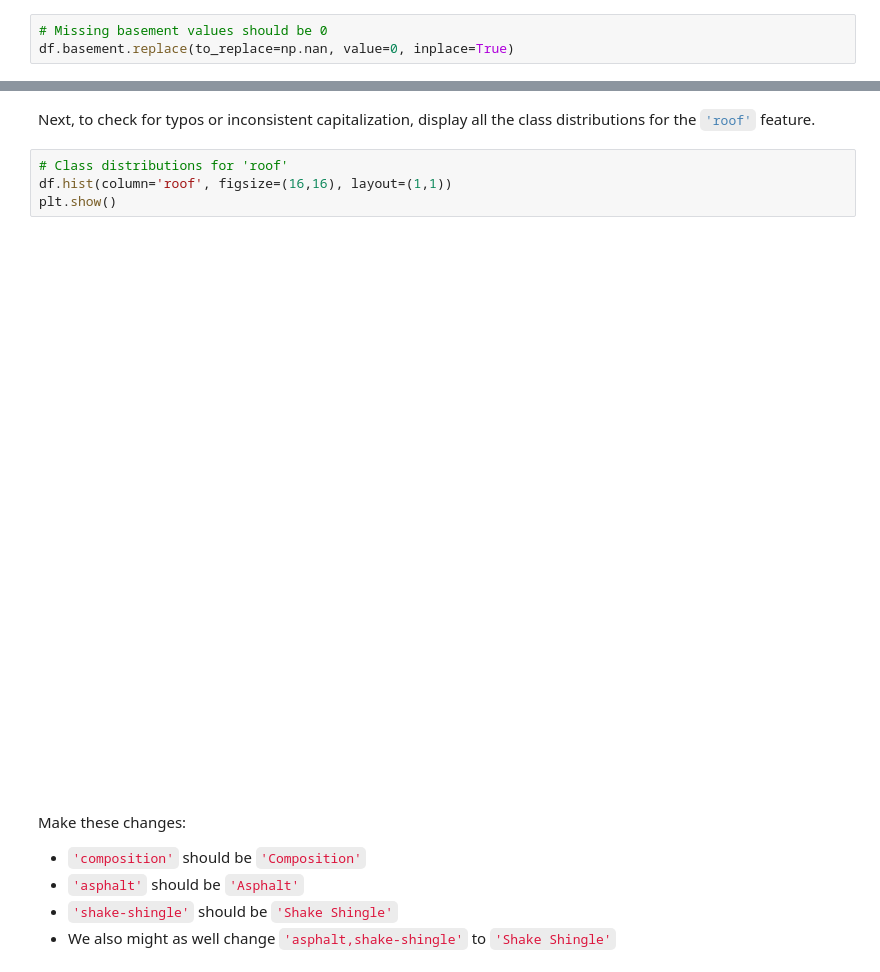
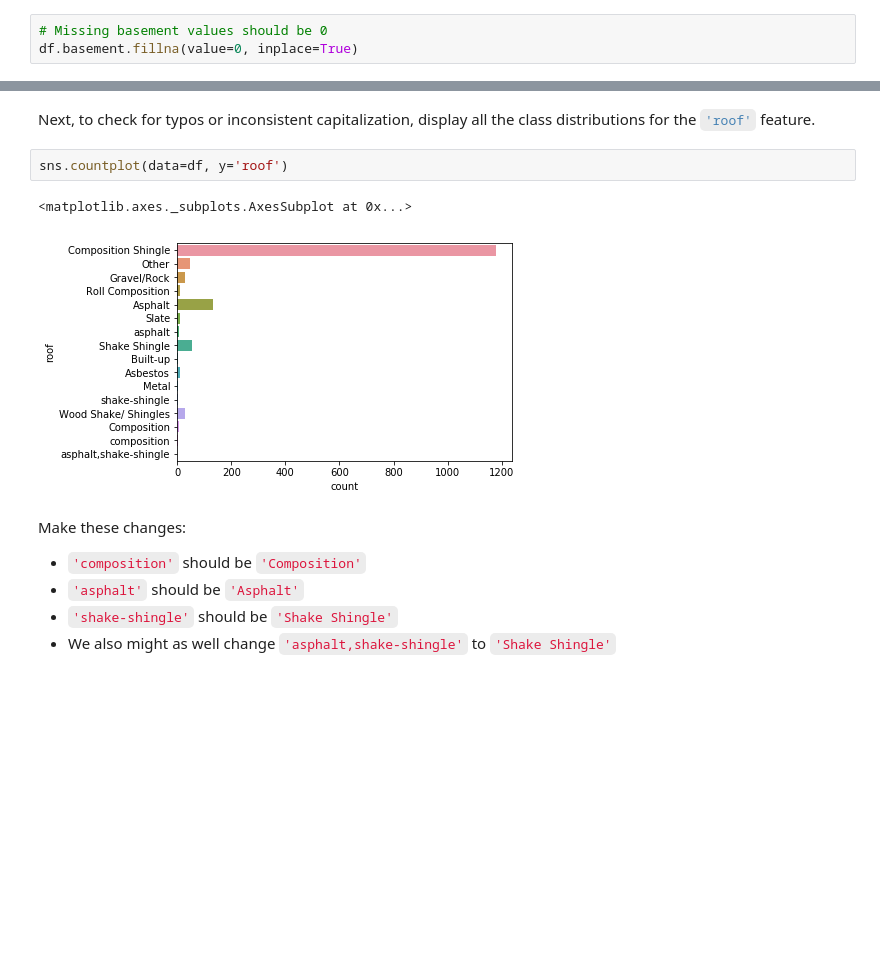
Before and after one commit to baskoroi/elite-ml, a Jupyter notebook: workbooks/project-2/Module 2 - Data Cleaning.ipynb, the cells around one changed output, grey strips where cells are left out. Saved outputs shown, nothing was run; the diff lists cells and outputs as text; blank space fills up the shorter version.

```diff
--- a/workbooks/project-2/Module 2 - Data Cleaning.ipynb
+++ b/workbooks/project-2/Module 2 - Data Cleaning.ipynb
@@ -90,7 +94,7 @@ array([nan,  1.])
 Fill missing <code style="color:steelblue">'basement'</code> values with the value <code style="color:crimson">0</code> to turn <code style="color:steelblue">'basement'</code> into a true indicator variable.
 # %%
 # Missing basement values should be 0
-df.basement.replace(to_replace=np.nan, value=0, inplace=True)
+df.basement.fillna(value=0, inplace=True)
 # %% [markdown]
 Confirm that we have a true indicator variable:
 # %%
@@ -100,12 +104,11 @@ df.basement.unique()
 array([0., 1.])
 # %% [markdown]
 Next, to check for typos or inconsistent capitalization, display all the class distributions for the <code style="color:steelblue">'roof'</code> feature.
-# %%
-# Class distributions for 'roof'
-df.hist(column='roof', figsize=(16,16), layout=(1,1))
-plt.show()
-# %% [output]
-[figure, removed]
+# %%
+sns.countplot(data=df, y='roof')
+# %% [output]
+<matplotlib.axes._subplots.AxesSubplot at 0x...>
+[figure, added]
 # %% [markdown]
 Make these changes:
 * <code style="color:crimson">'composition'</code> should be <code style="color:crimson">'Composition'</code>
```
Also changed, not shown: parts of 24 cells of this notebook, 1 other file.
